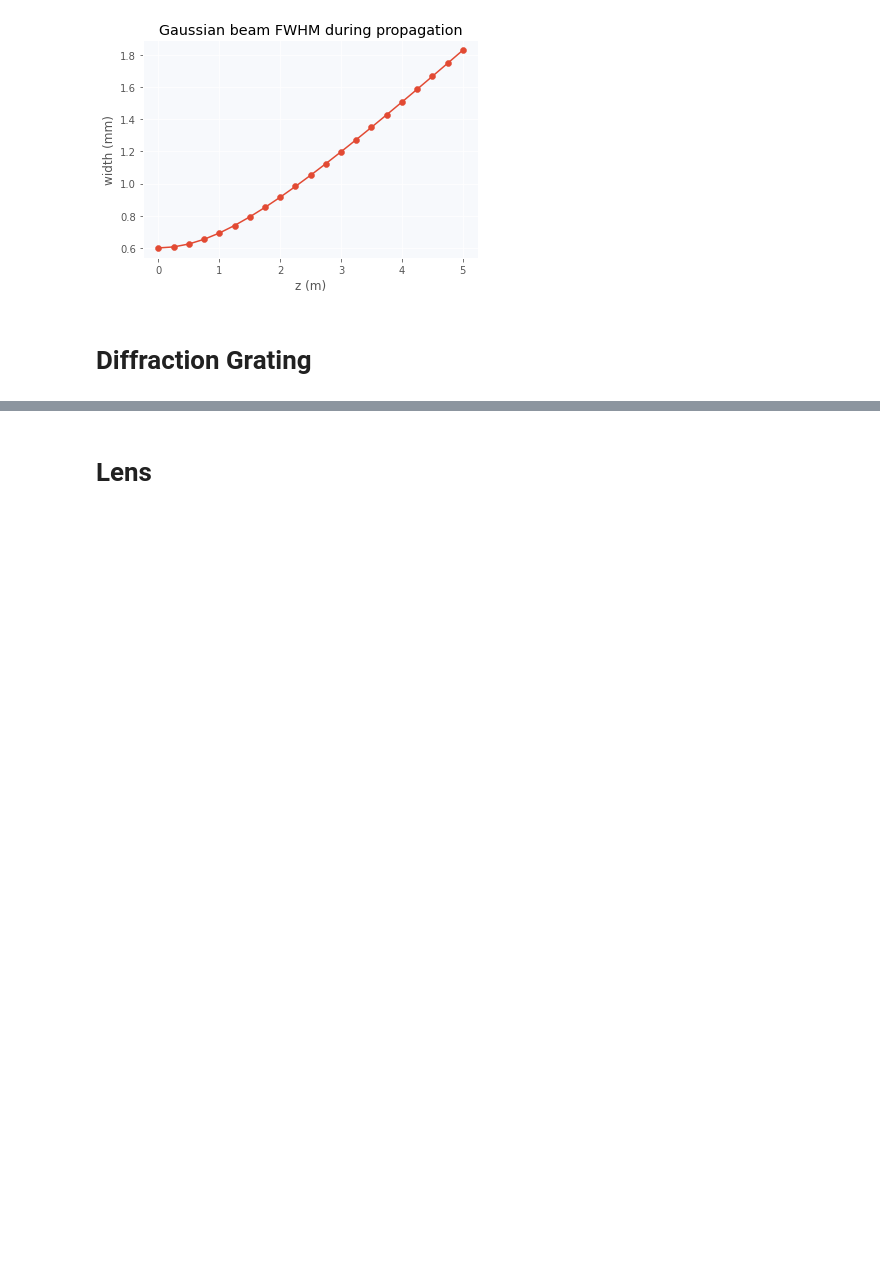
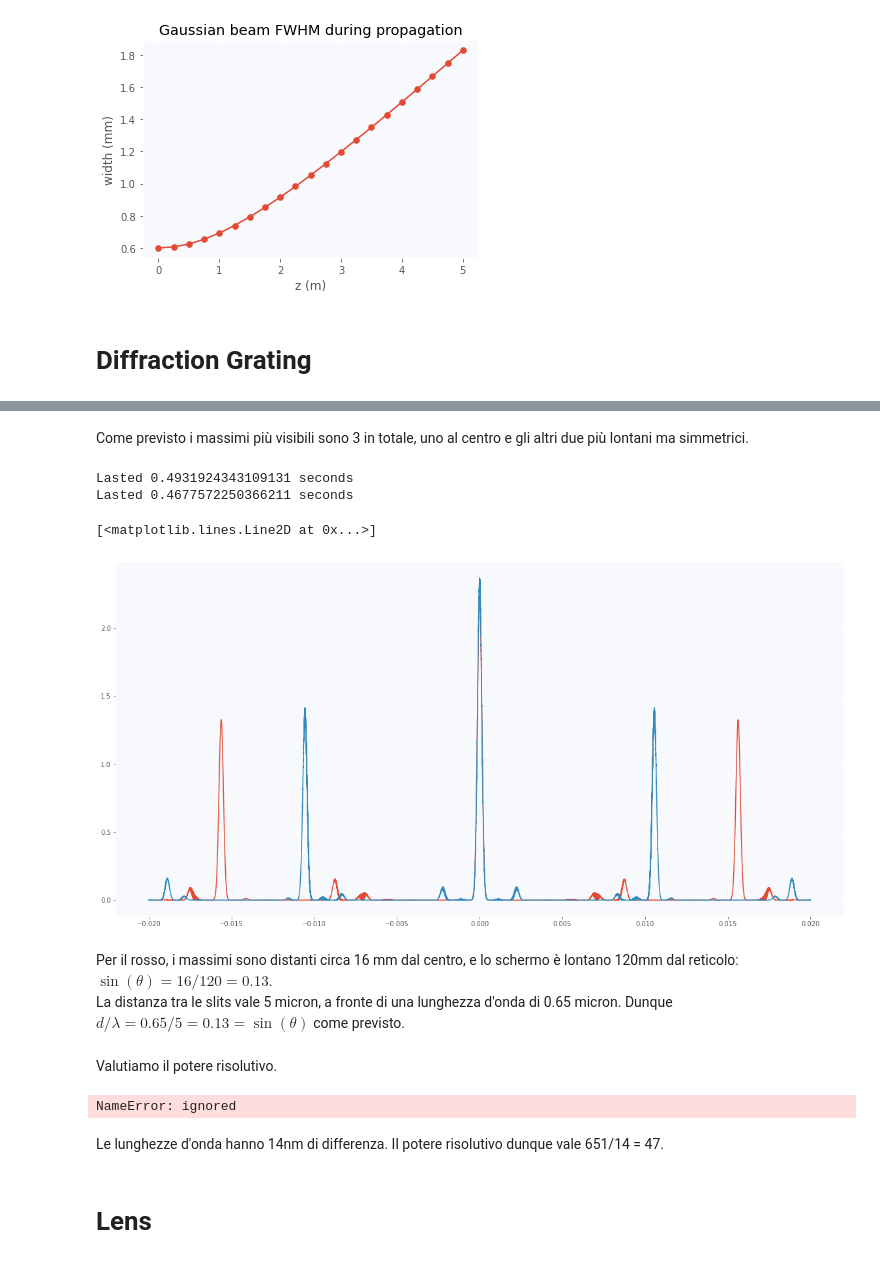
Before and after one commit to raeubaen/misc, a Jupyter notebook: codice_bpm.ipynb, the cells around one changed output, grey strips where cells are left out. Cells and saved outputs as stored; diff of their text form; code cells hidden in the pictures; blank space fills up the shorter version.

```diff
--- a/codice_bpm.ipynb
+++ b/codice_bpm.ipynb
@@ -278,0 +352,43 @@ plt.show()
+# %% [markdown]
+Come previsto i massimi più visibili sono 3 in totale, uno al centro e gli altri due più lontani ma simmetrici.
+# %%
+OutputField = propagate(PlaneInputField, k0, grid_setup=grid_setup)
+intensity = np.abs(OutputField)**2
+fig, ax = plt.subplots(figsize=(20, 10))
+ax.plot(cp.asnumpy(x), cp.asnumpy(intensity))
+OutputField = propagate(PlaneInputField, 2*np.pi/0.44e-6, grid_setup=grid_setup)
+
+intensity = np.abs(OutputField)**2
+ax.plot(cp.asnumpy(x), cp.asnumpy(intensity))
+ax.set(xlabel="x [m]", ylabel="Field")
+fig.savefig("peaksgrating.pdf")
+plt.show()
+plt.close()
+# %% [output]
+Lasted 0.4931924343109131 seconds
+Lasted 0.4677572250366211 seconds
+[<matplotlib.lines.Line2D at 0x...>]
+[figure, added]
+# %% [markdown]
+Per il rosso, i massimi sono distanti circa 16 mm dal centro, e lo schermo è lontano 120mm dal reticolo: $\sin(\theta) = 16/120 = 0.13$.<br>
+La distanza tra le slits vale 5 micron, a fronte di una lunghezza d'onda di 0.65 micron. Dunque $d/\lambda = 0.65/5 = 0.13 = \sin(\theta)$ come previsto.
+# %% [markdown]
+Valutiamo il potere risolutivo.
+# %%
+OutputField, FieldModuleMemory = propagate(PlaneInputField, 2*cp.pi/0.651e-6)
+intensity1 = cp.abs(OutputField)**2
+
+OutputField, FieldModuleMemory = propagate(PlaneInputField, 2*cp.pi/0.637e-6)
+intensity2 = cp.abs(OutputField)**2
+
+xrange = range(6000, 8500)
+fig, ax = plt.subplots(figsize=(20, 10))
+ax.plot(cp.asnumpy(x[xrange]), cp.asnumpy(intensity1[xrange]))
+ax.plot(cp.asnumpy(x[xrange]), cp.asnumpy(intensity2[xrange]))
+fig.savefig("taylor.pdf")
+plt.show()
+plt.close()
+# %% [output]
+NameError: ignored
+# %% [markdown]
+Le lunghezze d'onda hanno 14nm di differenza. Il potere risolutivo dunque vale 651/14 = 47.
```
Also changed, not shown: parts of 8 cells of this notebook.
